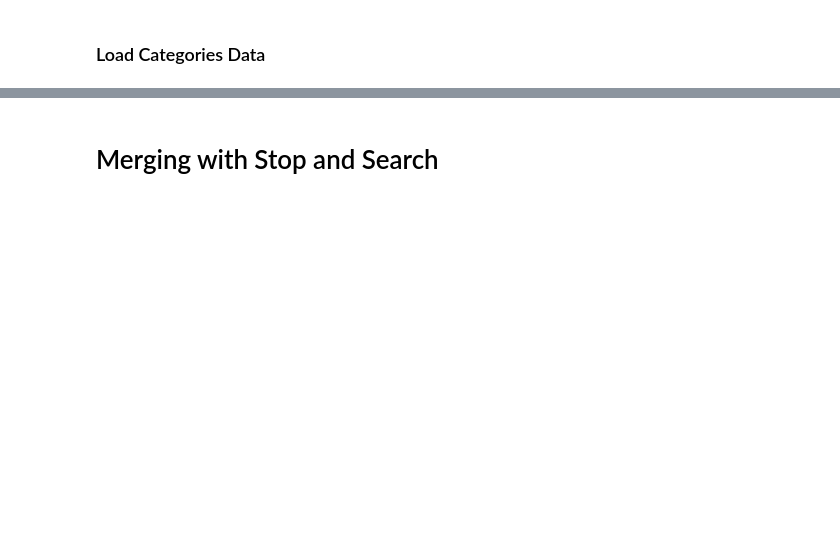
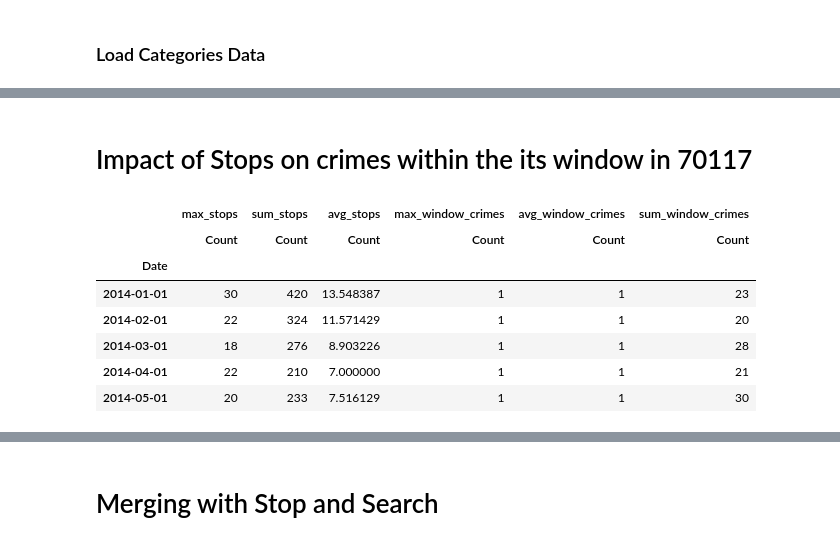
Before and after one commit to nikhilba/NOLA, a Jupyter notebook: Analysis/Calls_for_Service.ipynb, the cells around one changed output, grey strips where cells are left out. Drawn from its saved outputs; the diff is of its cells as text; code cells hidden in the pictures; blank space fills up the shorter version.

```diff
--- a/Analysis/Calls_for_Service.ipynb
+++ b/Analysis/Calls_for_Service.ipynb
@@ -221,0 +174,3 @@ crime_sum.head()
+# %%
+zip_1_df.TimeCreate = zip_1_df.TimeCreate.apply(lambda x:x.date())
+zip_2_df.TimeCreate = zip_2_df.TimeCreate.apply(lambda x:x.date())
@@ -221,0 +189,9 @@ crime_sum.head()
+# %%
+zip_1_df.index = zip_1_df.TimeCreate
+del zip_1_df['TimeCreate']
+zip_2_df.index = zip_2_df.TimeCreate
+del zip_2_df['TimeCreate']
+zip_1_sns.index = zip_1_sns.Date
+del zip_1_sns['Date']
+zip_2_sns.index = zip_2_sns.Date
+del zip_2_sns['Date']
@@ -221,0 +218,10 @@ crime_sum.head()
+# %%
+# adjusting to match start and end dates to 2014/01/01 and 2016/12/31
+e_p_b_one.index = pd.to_datetime(e_p_b_one.index)
+e_p_b_two.index = pd.to_datetime(e_p_b_two.index)
+s_n_s_epb_one.index = pd.to_datetime(s_n_s_epb_one.index)
+s_n_s_epb_two.index = pd.to_datetime(s_n_s_epb_two.index)
+zip_1_df.index = pd.to_datetime(zip_1_df.index)
+zip_2_df.index = pd.to_datetime(zip_2_df.index)
+zip_1_sns.index =pd.to_datetime(zip_1_sns.index)
+zip_2_sns.index = pd.to_datetime(zip_2_sns.index)
@@ -221,0 +269,2 @@ crime_sum.head()
+# %%
+crimes_in_window, stops_window = stops_vs_crime(zip_1_df,zip_1_sns,'MS','MS')
@@ -221,0 +294,15 @@ crime_sum.head()
+# %% [markdown]
+# Impact of Stops on crimes within the its window in 70117
+# %%
+stops_window.head()
+# stops_per_crime_per_month =  stops_window.ix[:,'sum_stops']/stops_window.ix[:,'sum_window_crimes']
+# stops_window.ix[:,stops_window['sum_stops']].plot(secondary_y=True,style='g')
+# %% [output]
+|  | max_stops | sum_stops | avg_stops | max_window_crimes | avg_window_crimes | sum_window_crimes |
+|  | Count | Count | Count | Count | Count | Count |
+| Date |  |  |  |  |  |  |
+| 2014-01-01 | 30 | 420 | 13.548387 | 1 | 1 | 23 |
+| 2014-02-01 | 22 | 324 | 11.571429 | 1 | 1 | 20 |
+| 2014-03-01 | 18 | 276 | 8.903226 | 1 | 1 | 28 |
+| 2014-04-01 | 22 | 210 | 7.000000 | 1 | 1 | 21 |
+| 2014-05-01 | 20 | 233 | 7.516129 | 1 | 1 | 30 |
```
Also changed, not shown: parts of 129 cells of this notebook, 1 other file.
